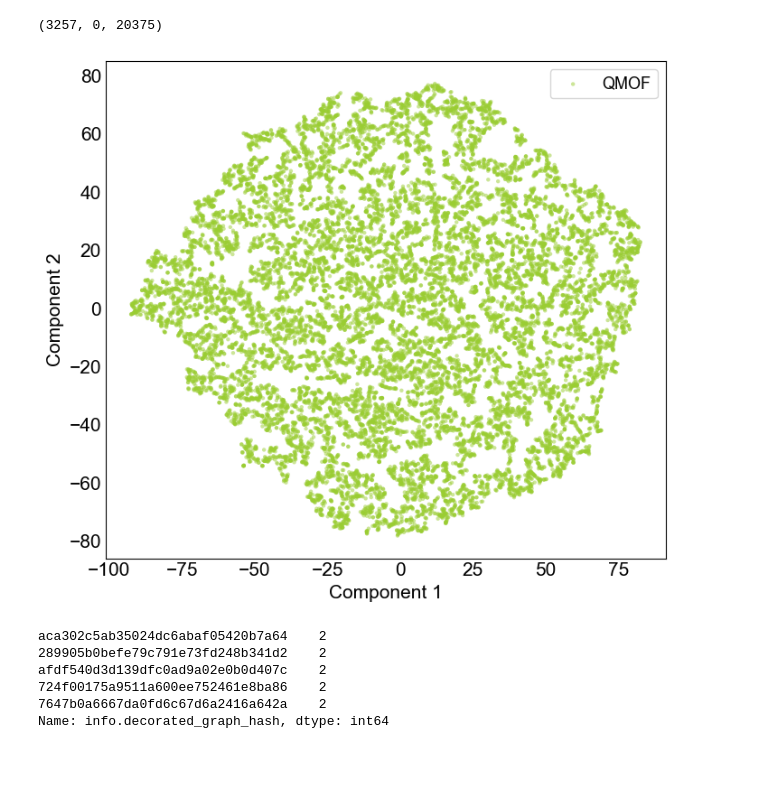
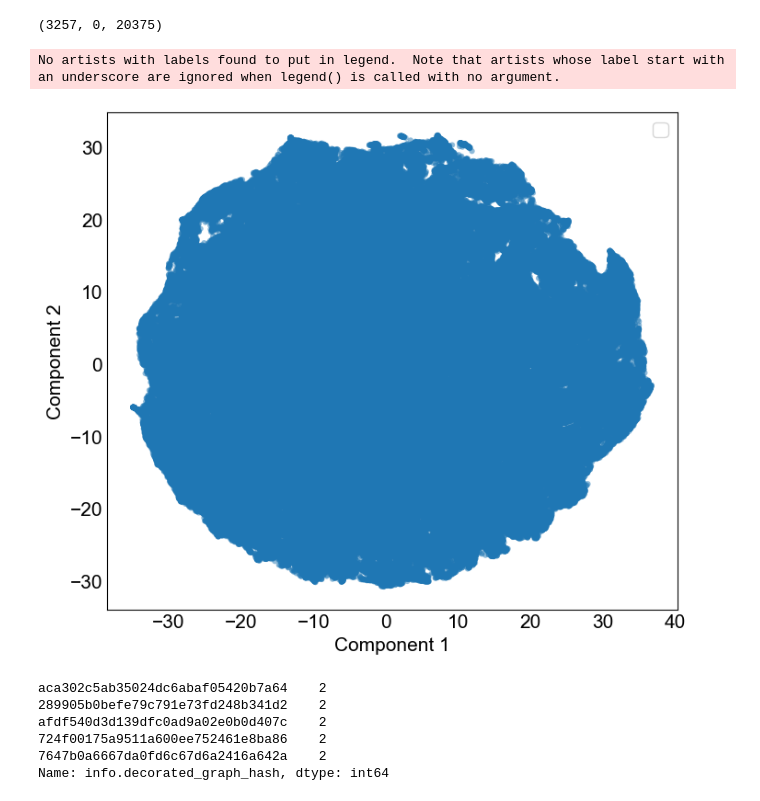
Before and after one commit to XiaoqZhang/mofgraph2vec, a Jupyter notebook: dev/embedding.ipynb, the cells around one changed output. Saved outputs shown, nothing was run; the diff lists cells and outputs as text; code cells hidden in the pictures; blank space fills up the shorter version.

```diff
--- a/dev/embedding.ipynb
+++ b/dev/embedding.ipynb
@@ -18,3 +16,5 @@ df = pd.read_csv("../experiments/workflow/wandb/offline-run-20230320_165953-5nnl
+# %%
+df = pd.read_csv("../data/embedding_example/embedding-AVAf-e200-s512.csv").set_index("type")
 # %%
 df_rsm = pd.read_csv("../data/data.csv")
 df_qmof = pd.read_csv("../data/qmof-data.csv")
@@ -44,19 +46,20 @@ emb_color = [0] * emb_rsm.shape[0] + [1] * emb_hmof.shape[0] + [2] * emb_qmof.sh
 # %%
 fig, ax = plt.subplots(1, 1, figsize=(8, 8))
 ax.set_aspect('equal')
 
-#plt.scatter(x=tsne[:, 0], y=tsne[:, 1], s=20, edgecolor="None", c=emb_color, alpha=.5)
+plt.scatter(x=tsne[:, 0], y=tsne[:, 1], s=20, edgecolor="None",alpha=.5)
 #plt.scatter(x=emb_hmof[:, 0], y=emb_hmof[:, 1], s=10, edgecolor="None", c="lightyellow", alpha=.5, label="hMOF")
-plt.scatter(x=emb_qmof[:, 0], y=emb_qmof[:, 1], s=10, edgecolor="None", c="yellowgreen", alpha=.5, label="QMOF")
+#plt.scatter(x=emb_qmof[:, 0], y=emb_qmof[:, 1], s=10, edgecolor="None", c="yellowgreen", alpha=.5, label="QMOF")
 #plt.scatter(x=emb_rsm[:, 0], y=emb_rsm[:, 1], s=10, edgecolor="None", c="slategray", alpha=.5, label="RSM MOF")
 
 ax.set_xlabel("Component 1")
 ax.set_ylabel("Component 2")
 
 ax.legend()
 plt.show()
 # %% [output]
+No artists with labels found to put in legend.  Note that artists whose label start with an underscore are ignored when legend() is called with no argument.
-[figure, old version]
+[figure, new version]
 # %%
 df_to_eva = df_qmof
 hash_name = "info.decorated_graph_hash"
```
Also changed, not shown: parts of 2 cells of this notebook, 17 other files.
